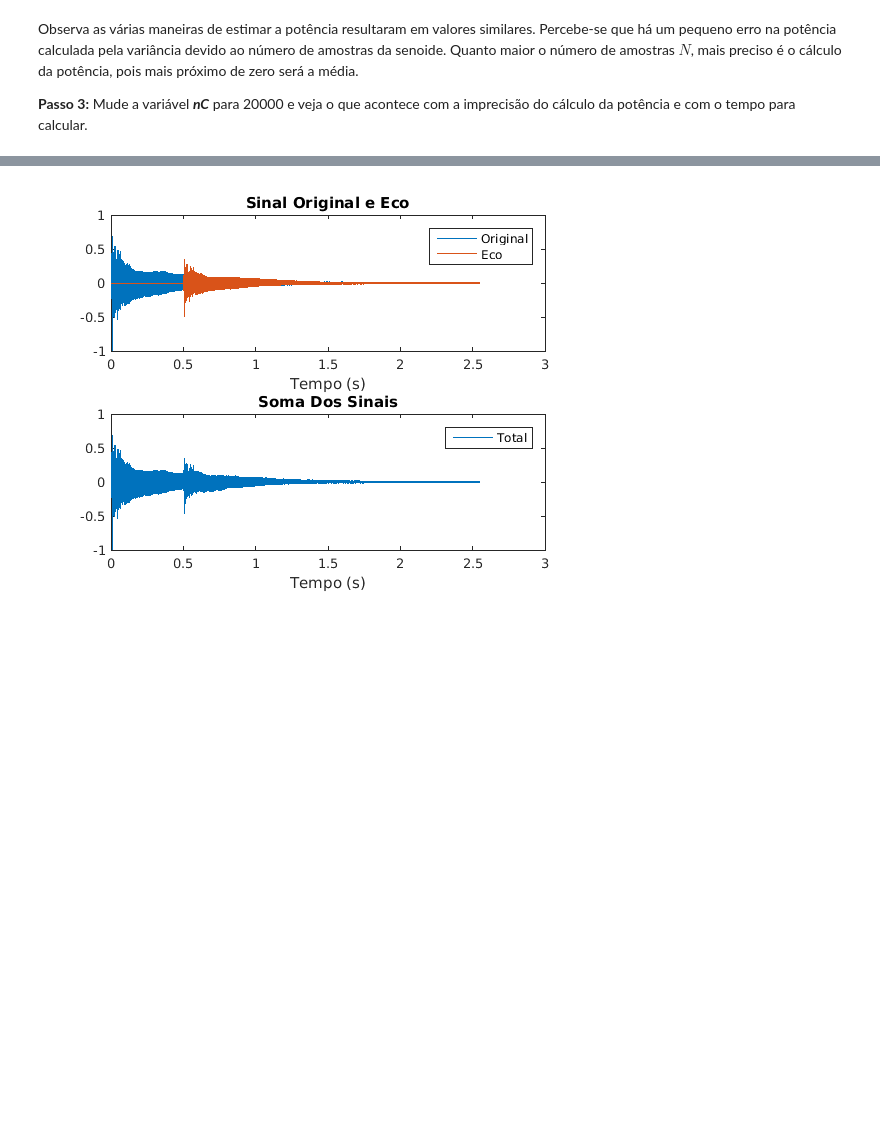
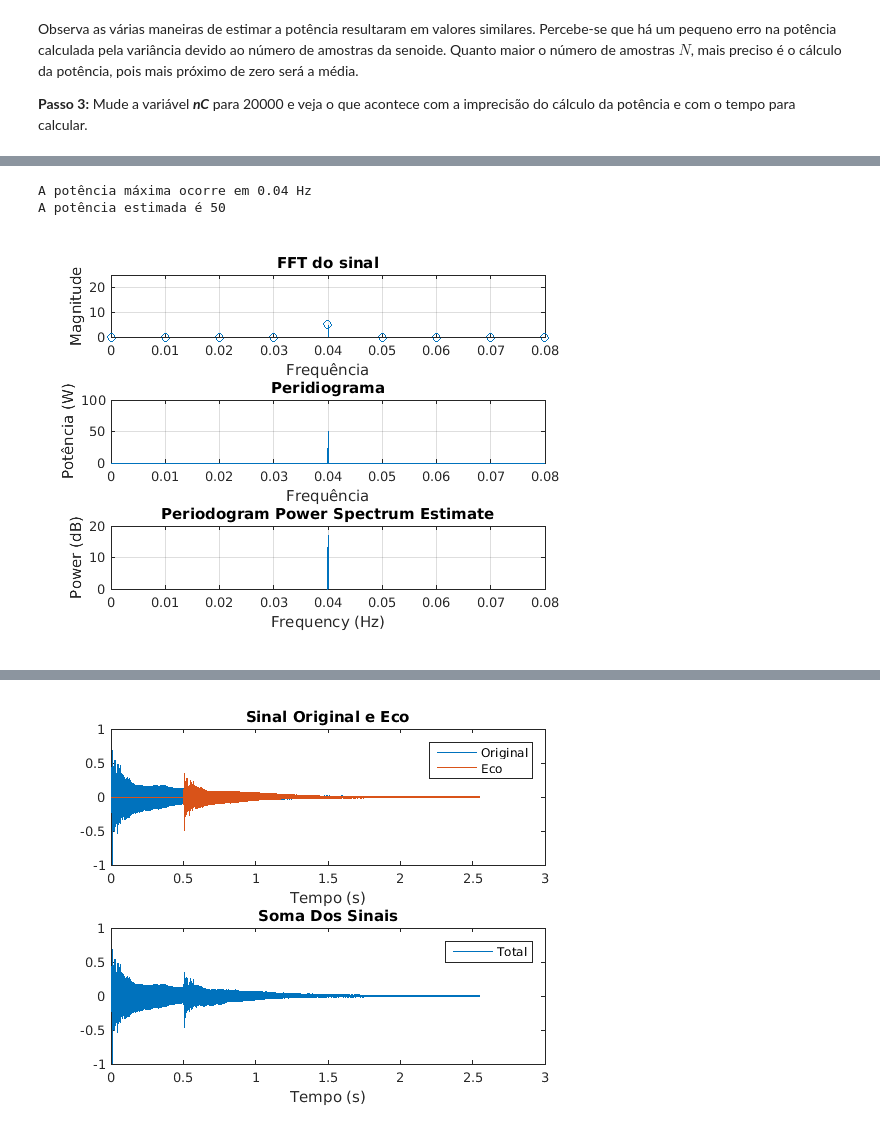
Before and after one commit to josemcast/DCO2004_LabPSC, a Jupyter notebook: h04_matlab.ipynb, the cells around one changed output, grey strips where cells are left out. Cells and saved outputs as stored; diff of their text form; code cells hidden in the pictures; blank space fills up the shorter version.

```diff
--- a/h04_matlab.ipynb
+++ b/h04_matlab.ipynb
@@ -459,0 +449,42 @@ Agora teremos que encontrar a região na qual o eco se localiza. Para isso, irem
+# %%
+clc; close all;clear all;
+%% Parâmetros do sinal
+fc=0.04;                              % Frequência do seno
+Fs=10;                                % Frequência de amostragem
+Ts = 1/Fs;                            % Tempo entre amostras
+A = 10;                               % Amplitude do sinal
+nC = 2000;                            % Número de períodos da onda
+t=0:Ts:nC/fc-Ts;                      % Vetor tempo
+x=A*cos(2*pi*fc*t);                   % Gera o sinal x(n)
+N = length(x);                        % Número de amostras do sinal
+
+Nfft = 1000;
+Xfft=fft(x,Nfft);                     % Encontra a FFT
+Xfft = Xfft(1:end/2);
+f=[0:Fs/Nfft:0.5*Fs-Fs/Nfft];         % Eixo da frequência
+subplot(3,1,1);
+stem (f,abs(Xfft)/Nfft);              % Plota a espectro
+title('FFT do sinal');                % Configura título
+xlabel('Frequência');
+ylabel('Magnitude');
+grid on;
+axis([0 2*fc 0 A^2/4]);               % Zoom no gráfico
+
+[pxx,f] = periodogram(x,hamming(length(x)),length(x),Fs,'power');
+[pwrest,idx] = max(pxx);
+subplot(3,1,2);
+plot(f,pxx);
+title('Peridiograma');
+xlabel('Frequência');
+ylabel('Potência (W)');
+grid on;
+axis([0 2*fc 0 A^2]);
+disp(['A potência máxima ocorre em ' num2str(f(idx)) ' Hz' ] );
+disp(['A potência estimada é ' num2str(pwrest) ] );
+subplot(3,1,3);
+periodogram(x,hamming(length(x)),length(x),Fs,'power');
+axis([0 2*fc 0 10*log10(A^2)]);
+# %% [output]
+A potência máxima ocorre em 0.04 Hz
+A potência estimada é 50
+[figure, added]
```
Also changed, not shown: parts of 11 cells of this notebook, 4 other files.
